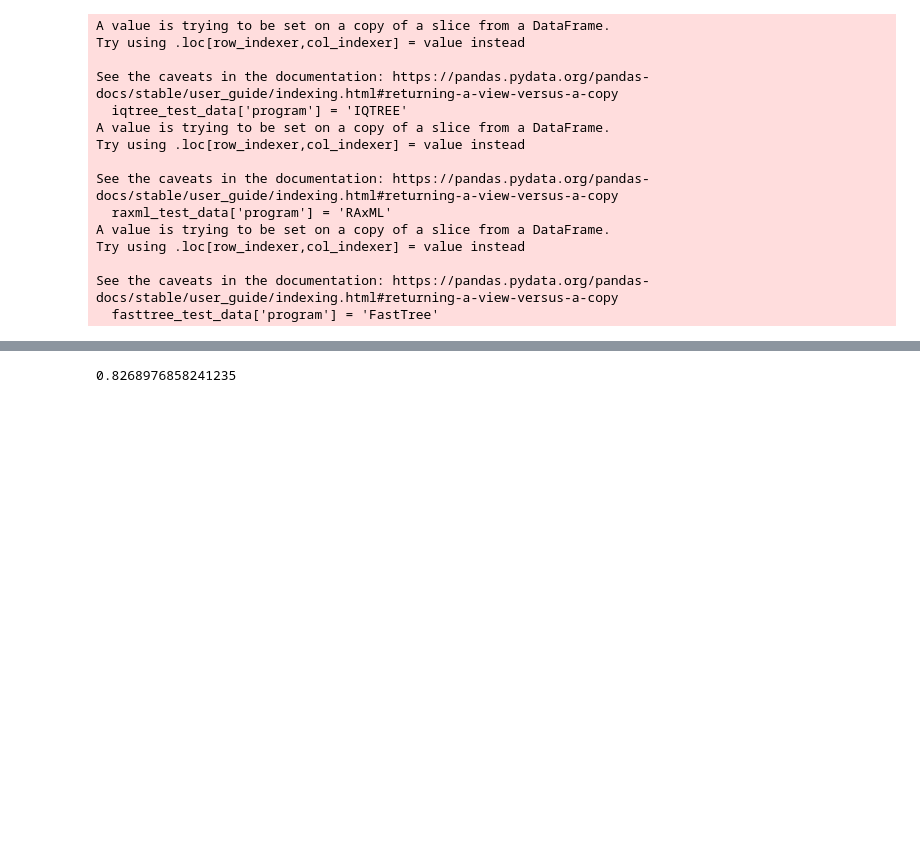
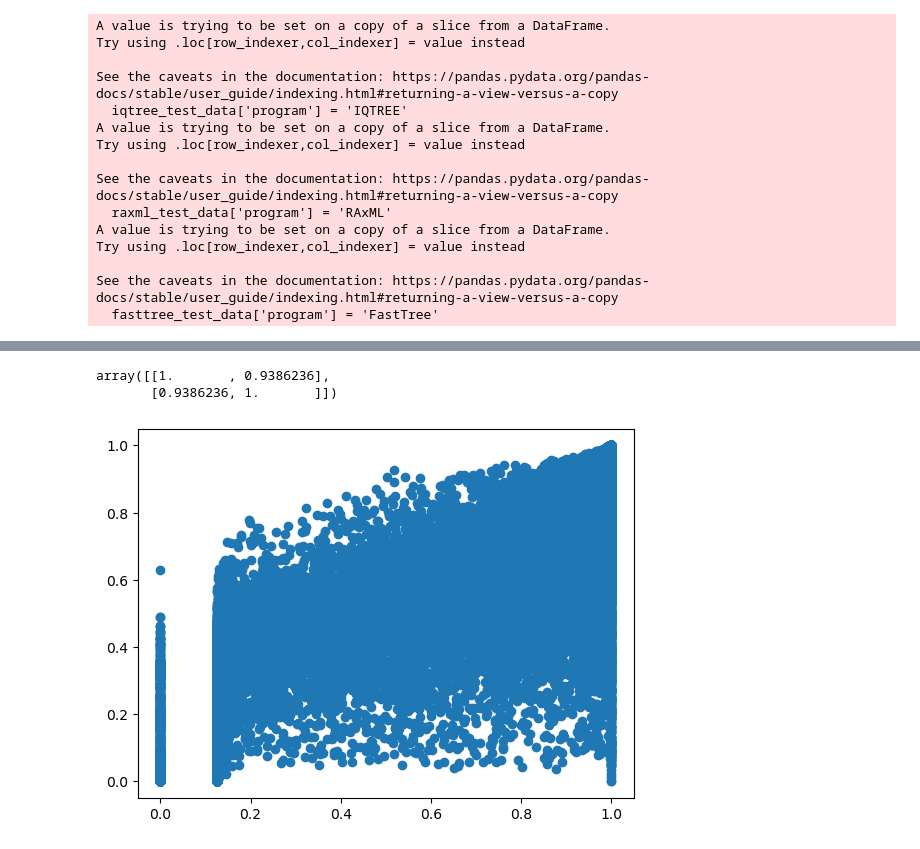
Before and after one commit to noaeker/bootstrap_repo, a Jupyter notebook: python notebooks/main paper analysis.ipynb, the cells around one changed output, grey strips where cells are left out. Saved outputs shown, nothing was run; the diff lists cells and outputs as text; code cells hidden in the pictures; blank space fills up the shorter version.

```diff
--- a/python notebooks/main paper analysis.ipynb
+++ b/python notebooks/main paper analysis.ipynb
@@ -413,5 +378,0 @@ See the caveats in the documentation: https://pandas.pydata.org/pandas-docs/stab
-# %%
-iqtree_refs['test_data']['predictions_aLRT_iqtree_raw_boot'].mean()
-iqtree_refs['test_data']['predictions_full_standard'].mean()
-# %% [output]
-0.8268976858241235
@@ -417,0 +384,10 @@ iqtree_refs['test_data']['predictions_full_standard'].mean()
+# %%
+plt.scatter(iqtree_refs['test_data']['predictions_aLRT_iqtree_raw_boot'],iqtree_refs['test_data']['predictions_full_standard'])
+
+
+
+np.corrcoef(iqtree_refs['test_data']['predictions_aLRT_iqtree_raw_boot'],iqtree_refs['test_data']['predictions_full_standard'])
+# %% [output]
+array([[1.       , 0.9386236],
+       [0.9386236, 1.       ]])
+[figure, added]
```
Also changed, not shown: parts of 12 cells of this notebook, 4 other files.
